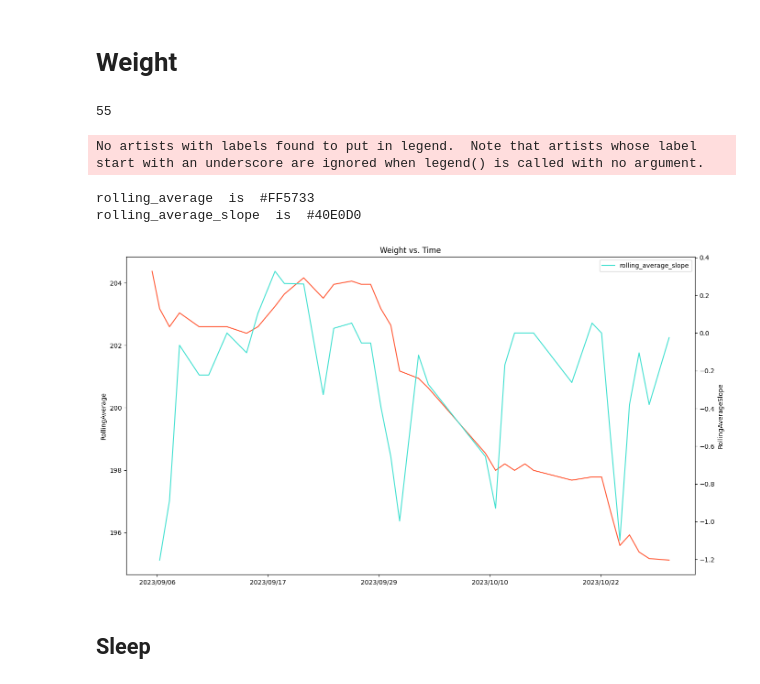
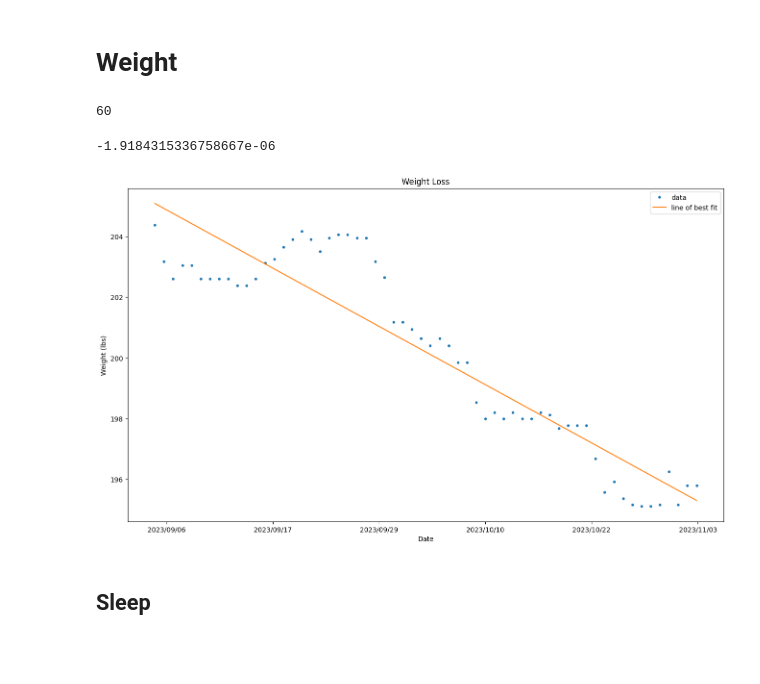
Before and after one commit to MattHandzel/HealthDataAnalysis, a Jupyter notebook: main.ipynb, the cells around one changed output. Cells and saved outputs as stored; diff of their text form; code cells hidden in the pictures; blank space fills up the shorter version.

```diff
--- a/main.ipynb
+++ b/main.ipynb
@@ -45,7 +45,7 @@ data_start_time = 0
 
 # 3 weeks out
 data_start_time = round(convert_datetime_to_time_since_last_epoch("2023-9-4 00:00:00.0"))
-data_end_time = round(convert_datetime_to_time_since_last_epoch("2023-10-30 23:59:00.0"))
+# data_end_time = round(convert_datetime_to_time_since_last_epoch("2023-10-30 23:59:00.0"))
 # data_end_time, data_start_time
 
 if data_end_time >= 9e20:
@@ -460,6 +460,9 @@ def create_rolling_average_dataframe(df: pd.DataFrame):
   # Then interpolate the missing values
   rolling_average_df["rolling_average"] = rolling_average_df["rolling_average"].interpolate()
 
+  # fill in the start_times for the new rolling averages
+  rolling_average_df["start_time"] = rolling_average_df.index.map(lambda x: convert_datetime_to_time_since_last_epoch(str(x) + ".00"))
+
   # Find the slope of the rolling average to figure out weight loss per day
   rolling_average_df["rolling_average_slope"] = rolling_average_df["rolling_average"].diff()
   rolling_average_df["rolling_average_slope"] = rolling_average_df["rolling_average_slope"].rolling(7, min_periods=1).mean()
@@ -474,14 +477,15 @@ rolling_average_df = rolling_average_df.reset_index(drop=True)
 rolling_average_df.head(5)
 rolling_average_df.shape[0]
 # %% [output]
-55
+60
+# %%
+rolling_average_df
+plot_line_of_best_fit(rolling_average_df, "start_time", "rolling_average", "Weight Loss", "Date", "Weight (lbs)")
+# %% [output]
+-1.9184315336758667e-06
+[figure, added]
 # %%
 plot_variables(rolling_average_df, "start_time", ["rolling_average", "rolling_average_slope"], True, title="Weight vs. Time", convert_to_date=True)
-# %% [output]
-No artists with labels found to put in legend.  Note that artists whose label start with an underscore are ignored when legend() is called with no argument.
-rolling_average  is  #FF5733
-rolling_average_slope  is  #40E0D0
-[figure, removed]
 # %% [markdown]
 ## Sleep
 # %%
```
Also changed, not shown: parts of 20 cells of this notebook, 5 other files.
